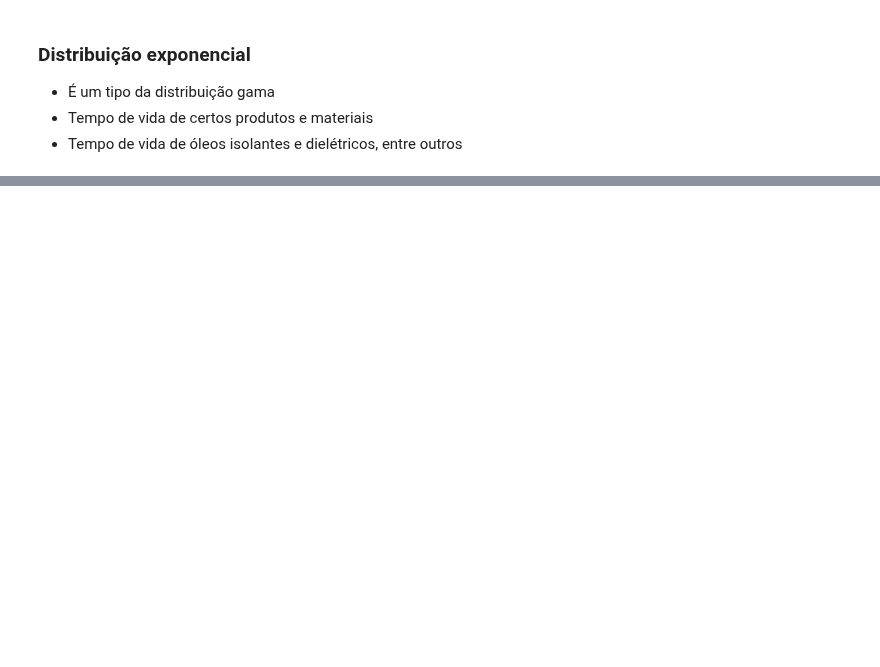
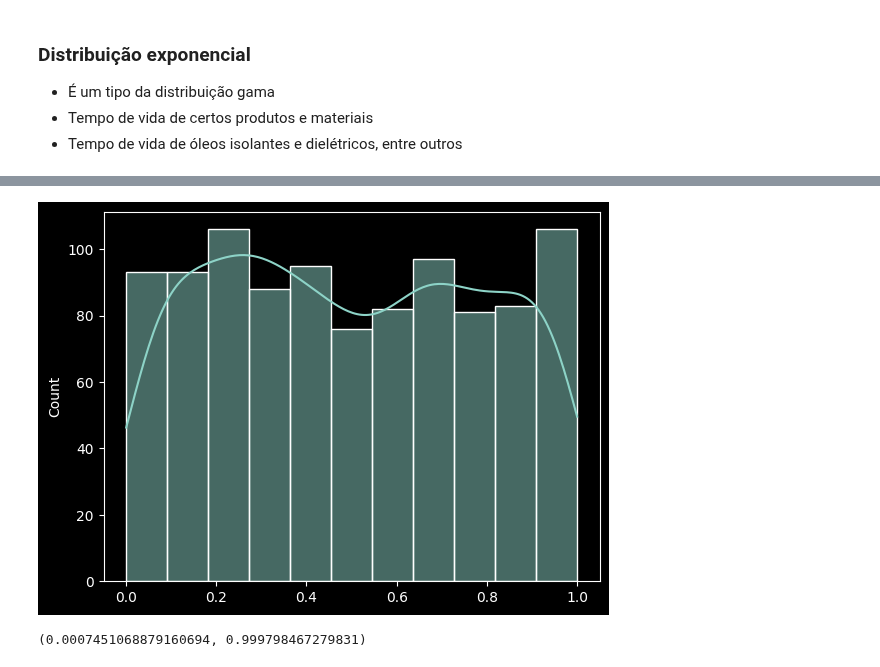
Before and after one commit to Joao-Inacio/Statistics_for-Data_Science, a Jupyter notebook: Distribuições_Estatisticas/Distribuicoes.ipynb, the cells around one changed output, grey strips where cells are left out. Drawn from its saved outputs; the diff is of its cells as text; code cells hidden in the pictures; blank space fills up the shorter version.

Commit message:
Distribuição uniforme

```diff
--- a/Distribuições_Estatisticas/Distribuicoes.ipynb
+++ b/Distribuições_Estatisticas/Distribuicoes.ipynb
@@ -299,0 +309,11 @@ min(dados_exponencial), max(dados_exponencial)
+# %%
+# Gerando valores uniforme e o gráfico
+dados_uniforme = uniform.rvs(size=1000)
+sns.histplot(dados_uniforme, kde=True);
+# %% [output]
+[figure, added]
+# %%
+# Valores mínimos e máximo
+min(dados_uniforme), max(dados_uniforme)
+# %% [output]
+(0.0007451068879160694, 0.999798467279831)
```
Also changed, not shown: parts of 27 cells of this notebook.
